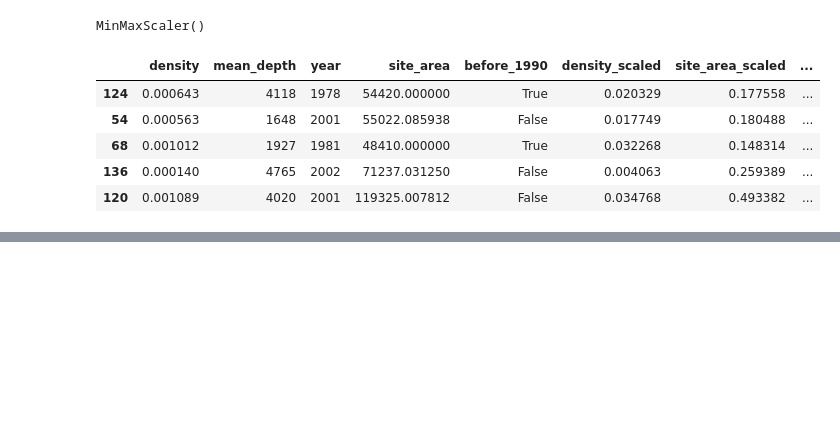
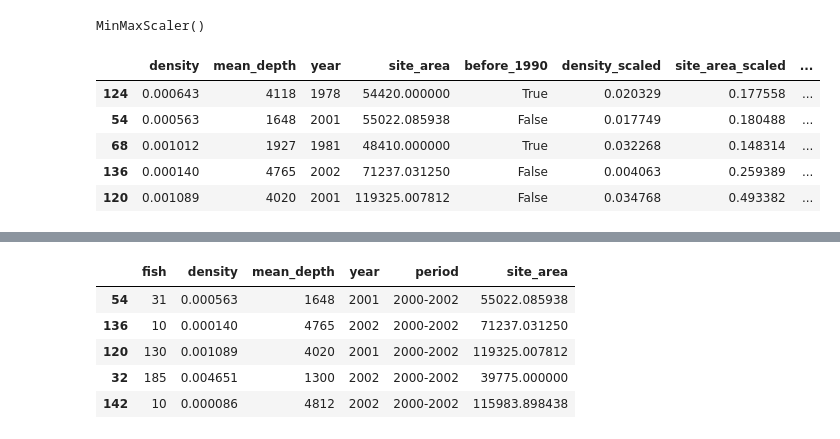
Before and after one commit to Adam-Harris87/regression-exercises, a Jupyter notebook: modeling.ipynb, the cells around one changed output, grey strips where cells are left out. Saved outputs shown, nothing was run; the diff lists cells and outputs as text; code cells hidden in the pictures; blank space fills up the shorter version.

```diff
--- a/modeling.ipynb
+++ b/modeling.ipynb
@@ -234,0 +246,9 @@ model_cols = ['before_1990','density_scaled','site_area_scaled','mean_depth_scal
+# %%
+after_1990.head()
+# %% [output]
+|  | fish | density | mean_depth | year | period | site_area |
+| 54 | 31 | 0.000563 | 1648 | 2001 | 2000-2002 | 55022.085938 |
+| 136 | 10 | 0.000140 | 4765 | 2002 | 2000-2002 | 71237.031250 |
+| 120 | 130 | 0.001089 | 4020 | 2001 | 2000-2002 | 119325.007812 |
+| 32 | 185 | 0.004651 | 1300 | 2002 | 2000-2002 | 39775.000000 |
+| 142 | 10 | 0.000086 | 4812 | 2002 | 2000-2002 | 115983.898438 |
```
Also changed, not shown: parts of 17 cells of this notebook.
